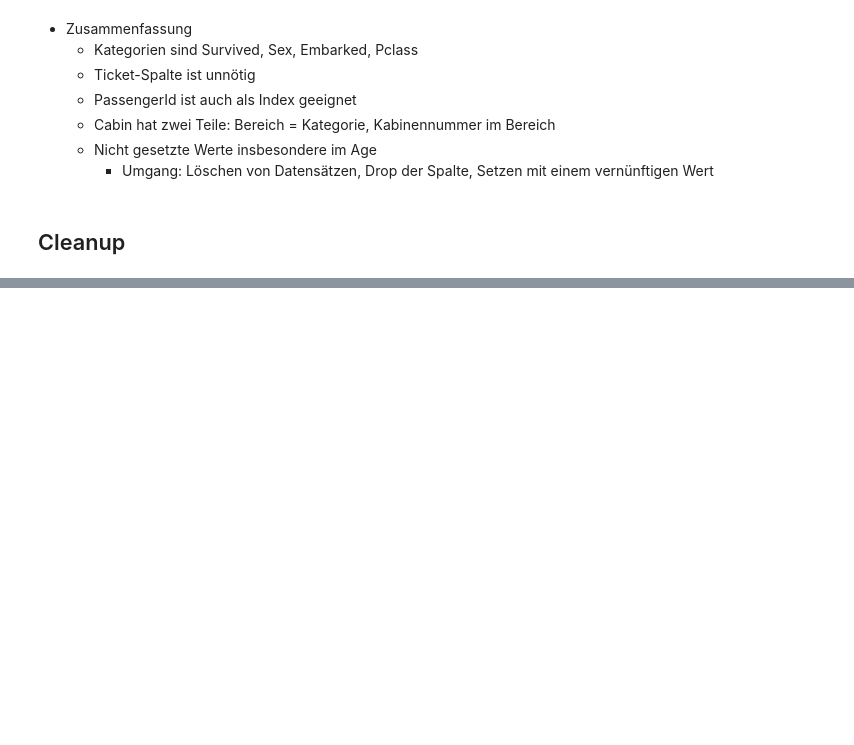
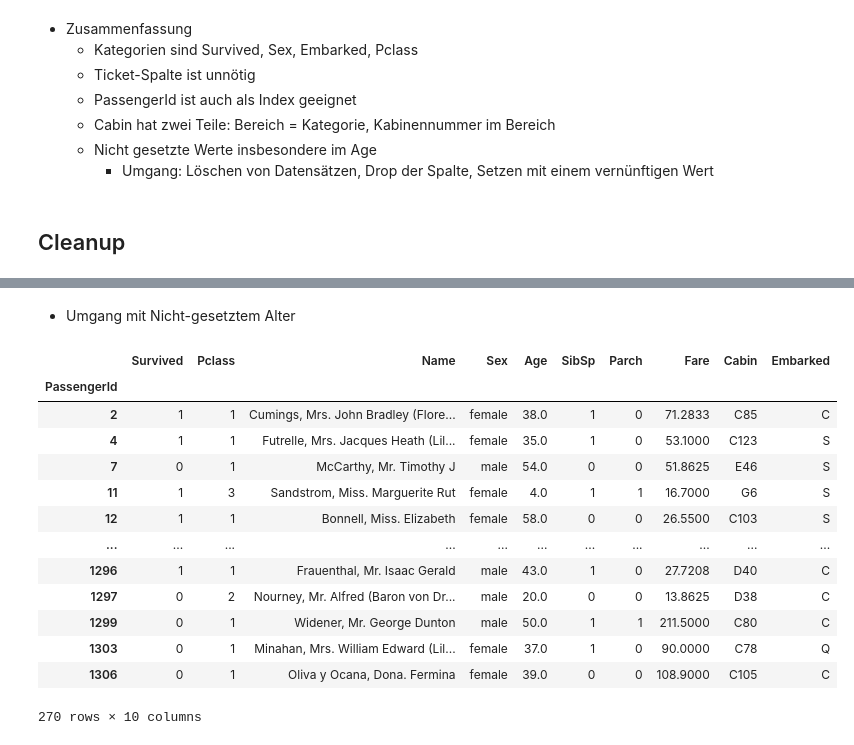
Before and after one commit to Javacream/org.javacream.training.python, a Jupyter notebook: analysis/titanic/titanic.ipynb, the cells around one changed output, grey strips where cells are left out. Cells and saved outputs as stored; diff of their text form; code cells hidden in the pictures; blank space fills up the shorter version.

```diff
--- a/analysis/titanic/titanic.ipynb
+++ b/analysis/titanic/titanic.ipynb
@@ -152,3 +152,9 @@ f'Anzahl Alter > 125: {(df['Age'] > 125).sum()}'
         * Umgang: Löschen von Datensätzen, Drop der Spalte, Setzen mit einem vernünftigen Wert
 # %% [markdown]
 ## Cleanup
+# %%
+if 'PassengerId' in df.columns:
+    df.set_index('PassengerId', inplace=True)
+# %%
+if 'Ticket' in df.columns:
+    df.drop('Ticket', axis=1, inplace=True)
@@ -154,0 +183,5 @@ f'Anzahl Alter > 125: {(df['Age'] > 125).sum()}'
+# %%
+category_columns = ['Sex', 'Survived', 'Pclass', 'Embarked']
+for column in category_columns:
+    df[column] = pd.Categorical(df[column])
+df.info()
@@ -154,0 +206,19 @@ f'Anzahl Alter > 125: {(df['Age'] > 125).sum()}'
+# %% [markdown]
+* Umgang mit Nicht-gesetztem Alter
+# %%
+df.dropna()
+# %% [output]
+|  | Survived | Pclass | Name | Sex | Age | SibSp | Parch | Fare | Cabin | Embarked |
+| PassengerId |  |  |  |  |  |  |  |  |  |  |
+| 2 | 1 | 1 | Cumings, Mrs. John Bradley (Flore... | female | 38.0 | 1 | 0 | 71.2833 | C85 | C |
+| 4 | 1 | 1 | Futrelle, Mrs. Jacques Heath (Lil... | female | 35.0 | 1 | 0 | 53.1000 | C123 | S |
+| 7 | 0 | 1 | McCarthy, Mr. Timothy J | male | 54.0 | 0 | 0 | 51.8625 | E46 | S |
+| 11 | 1 | 3 | Sandstrom, Miss. Marguerite Rut | female | 4.0 | 1 | 1 | 16.7000 | G6 | S |
+| 12 | 1 | 1 | Bonnell, Miss. Elizabeth | female | 58.0 | 0 | 0 | 26.5500 | C103 | S |
+| ... | ... | ... | ... | ... | ... | ... | ... | ... | ... | ... |
+| 1296 | 1 | 1 | Frauenthal, Mr. Isaac Gerald | male | 43.0 | 1 | 0 | 27.7208 | D40 | C |
+| 1297 | 0 | 2 | Nourney, Mr. Alfred (Baron von Dr... | male | 20.0 | 0 | 0 | 13.8625 | D38 | C |
+| 1299 | 0 | 1 | Widener, Mr. George Dunton | male | 50.0 | 1 | 1 | 211.5000 | C80 | C |
+| 1303 | 0 | 1 | Minahan, Mrs. William Edward (Lil... | female | 37.0 | 1 | 0 | 90.0000 | C78 | Q |
+| 1306 | 0 | 1 | Oliva y Ocana, Dona. Fermina | female | 39.0 | 0 | 0 | 108.9000 | C105 | C |
+270 rows × 10 columns
```
Also changed, not shown: parts of 10 cells of this notebook.
